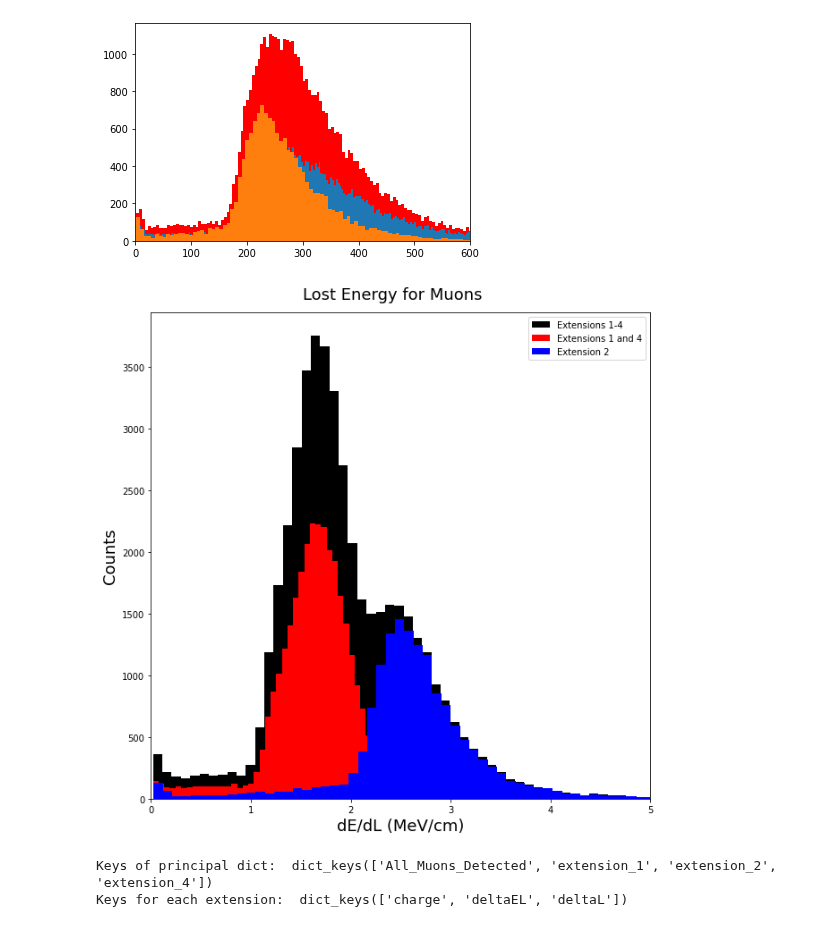
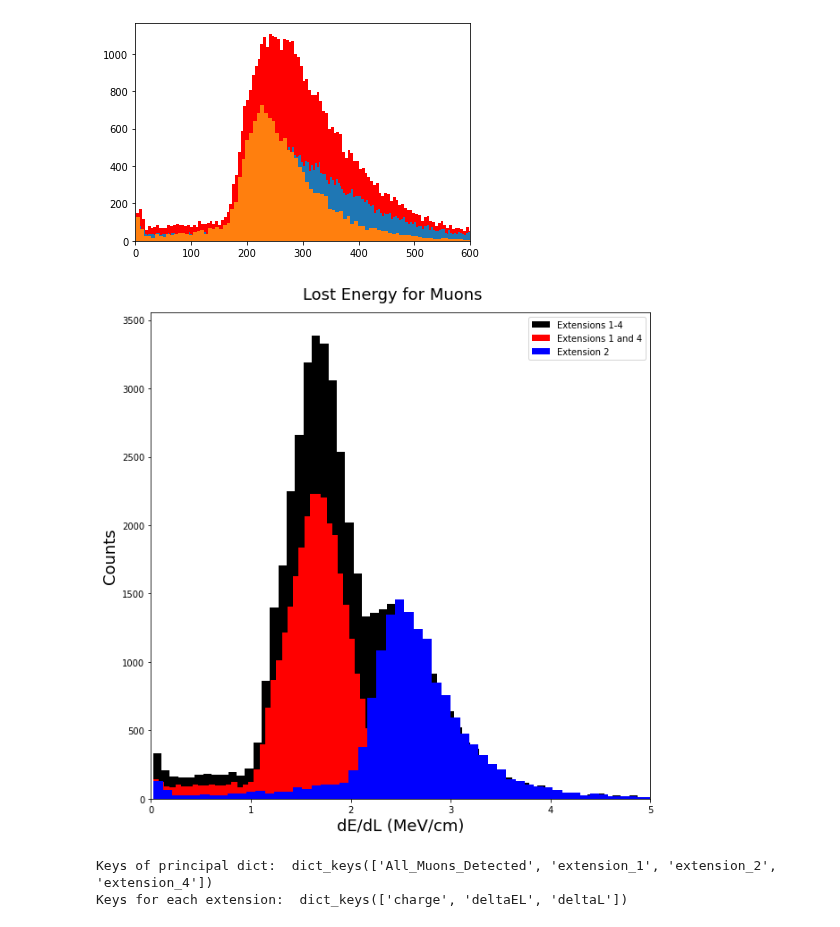
Before and after one commit to mausanram/CodigosICN, a Jupyter notebook: Catalogo_Eventos/Ajuste_Espectro.ipynb, the cells around one changed output. Cells and saved outputs as stored; diff of their text form; code cells hidden in the pictures.

```diff
--- a/Catalogo_Eventos/Ajuste_Espectro.ipynb
+++ b/Catalogo_Eventos/Ajuste_Espectro.ipynb
@@ -557,18 +557,18 @@ plt.show()
 true_dE_dL_extension_2 = []
 # %%
 fig, axs = plt.subplots(figsize = [10,10])
-axs.hist(data_muons_all_extension['DeltaEL'], bins = 900, color = 'k', label = 'Extensions 1-4')
+axs.hist(data_muons_all_extension['DeltaEL'], bins = 1000, color = 'k', label = 'Extensions 1-4')
 axs.hist(data_muons_extension_1_4['DeltaEL'], bins = 200, color = 'r', label= 'Extensions 1 and 4')
 axs.hist(data_muons_extension_2['DeltaEL'], bins = 900, color = 'b', label = 'Extension 2')
 axs.legend()
 
 axs.set_xlim(0,5)
 axs.set_xlabel('dE/dL (MeV/cm)', size = 18)
 axs.set_ylabel('Counts', size = 18)
 fig.suptitle('Lost Energy for Muons', size = 18, y=0.92)
 plt.show()
 # %% [output]
-[figure, old version]
+[figure, new version]
 # %%
 path_ext1_to_4 = '/home/labdet/Documents/MauSan/Programas/Repositorio_Git/Catalogo_Eventos/dict_muons_Extensions_1_to_4_Imgs_2083_Sol_0.7_Elip_4.5_ADUs__DL.pkl'
 # path_ext1_to_4 = '/home/bruce/Documents/Programas/Catalogo_Eventos/dict_muons_Extensions_1_to_4_Imgs_3_Sol_0.7_Elip_4.5_ADUs__.pkl'
```
Also changed, not shown: parts of 5 cells of this notebook.
